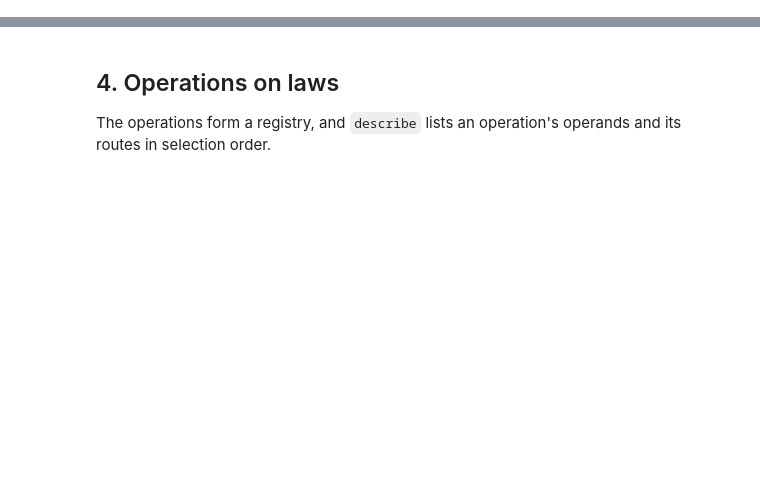
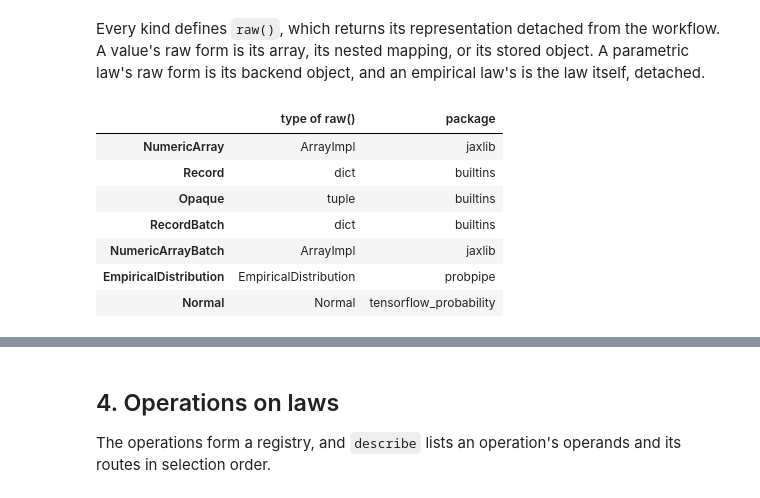
Before and after one commit to TARPS-group/prob-pipe, a Jupyter notebook: docs/tutorials/overhaul_tour.ipynb, the cells around one changed output, grey strips where cells are left out. Drawn from its saved outputs; the diff is of its cells as text; code cells hidden in the pictures; blank space fills up the shorter version.

```diff
--- a/docs/tutorials/overhaul_tour.ipynb
+++ b/docs/tutorials/overhaul_tour.ipynb
@@ -191,6 +0,0 @@ A value's representation is read through `.value`, `.values`, `to_nested_dict()`
-# %%
-print('effect.value:', effect.value)
-print('school.to_nested_dict():', school.to_nested_dict())
-print('Normal("x", 0.0, 1.0).raw():', Normal("x", 0.0, 1.0).raw())
-for term in (effect, school, schools_data, EmpiricalDistribution("effect", y_obs)):
-    print(f"raw() on {type(term).__name__}:", hasattr(term, "raw"))
@@ -356,0 +167,13 @@ log_prob(coords, jnp.zeros(J)), log_prob(rows, draw): NumericArray('log_prob', s
+# %%
+y_obs = jnp.array([28.0, 8.0, -3.0, 7.0, -1.0, 1.0, 18.0, 12.0])
+sigma = jnp.array([15.0, 10.0, 16.0, 11.0, 9.0, 11.0, 10.0, 18.0])
+J = y_obs.shape[0]
+schools_data = RecordBatch.stack(
+    [Record("school", {"effect": y, "se": s, "label": label})
+     for y, s, label in zip(y_obs, sigma, "ABCDEFGH")],
+    level_name="school",
+    name="schools",
+)
+show({"schools_data": repr(schools_data), "schools_data.element_spec": schools_data.element_spec,
+      "schools_data[2]": repr(schools_data[2]),
+      "schools_data.at_levels(school=2)": repr(schools_data.at_levels(school=2))})
@@ -356,0 +197,20 @@ log_prob(coords, jnp.zeros(J)), log_prob(rows, draw): NumericArray('log_prob', s
+# %% [markdown]
+Every kind defines `raw()`, which returns its representation detached from the workflow.
+A value's raw form is its array, its nested mapping, or its stored object.
+A parametric law's raw form is its backend object, and an empirical law's is the law itself, detached.
+# %%
+terms = [effect, school, note, schools_data, schools_data["effect"],
+         EmpiricalDistribution("effect", y_obs), Normal("x", 0.0, 1.0)]
+raw_forms = [term.raw() for term in terms]
+pd.DataFrame({"type of raw()": [type(raw).__name__ for raw in raw_forms],
+              "package": [type(raw).__module__.partition(".")[0] for raw in raw_forms]},
+             index=[type(term).__name__ for term in terms])
+# %% [output]
+|  | type of raw() | package |
+| NumericArray | ArrayImpl | jaxlib |
+| Record | dict | builtins |
+| Opaque | tuple | builtins |
+| RecordBatch | dict | builtins |
+| NumericArrayBatch | ArrayImpl | jaxlib |
+| EmpiricalDistribution | EmpiricalDistribution | probpipe |
+| Normal | Normal | tensorflow_probability |
```
Also changed, not shown: parts of 115 cells of this notebook.
